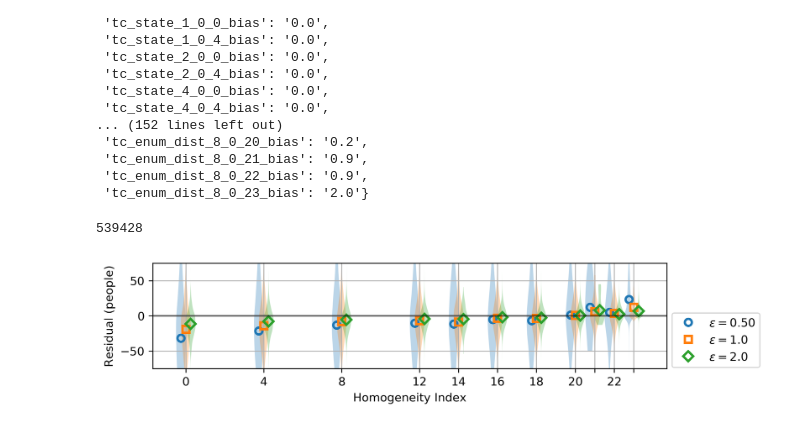
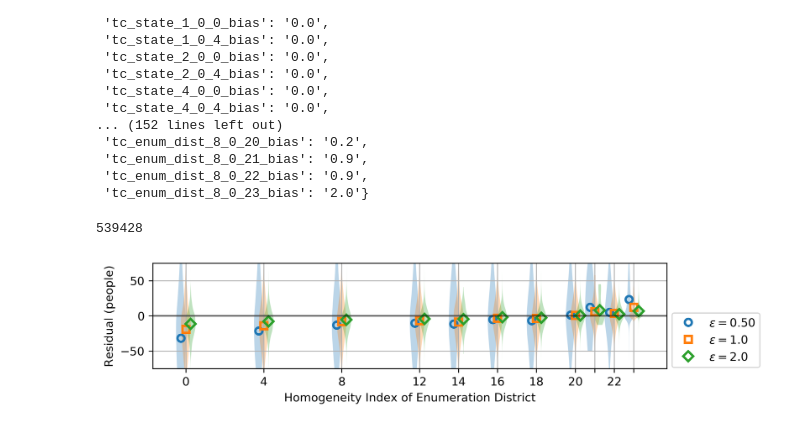
Before and after one commit to aflaxman/dp_2020_census, a Jupyter notebook: 000_fig3.ipynb, the cells around one changed output. Drawn from its saved outputs; the diff is of its cells as text; code cells hidden in the pictures.

```diff
--- a/000_fig3.ipynb
+++ b/000_fig3.ipynb
@@ -181,26 +181,26 @@ err_by_hom_2 = [np.array(all_error)[np.where(np.array(all_homogeneity) == h)] fo
 # %%
 plt.figure(figsize=(8.5, 2), dpi=300)
 def my_violin(dataset, positions, label, color, marker):
     plt.violinplot(dataset, positions=positions, showmeans=False, showextrema=False)
     yy = [np.mean(d_i) for d_i in dataset]
     plt.plot(positions, yy, marker, color='none', mec=color, mew=2, label=label)
 
 my_violin(err_by_hom_0_50, positions=homogeneity-.25, label='$\epsilon = 0.50$', color='C0', marker='o')
 my_violin(err_by_hom_1, positions=homogeneity, label='$\epsilon = 1.0$', color='C1', marker='s')
 my_violin(err_by_hom_2, positions=homogeneity+.25, label='$\epsilon = 2.0$', color='C2', marker='D')
 
 plt.axis(ymin=-75, ymax=75)
 
 plt.grid()
 plt.axhline(0, color='k', alpha=.5)
-plt.xlabel('Homogeneity Index')
+plt.xlabel('Homogeneity Index of Enumeration District')
 plt.ylabel('Residual (people)')
 plt.xticks(homogeneity, [0,4,8,12,14,16,18,20,'', 22, '']);
 plt.legend(loc=(1.01, .01))
 plt.subplots_adjust(right=.85, bottom=.25)
 plt.savefig('/ihme/homes/abie/projects/2019/dp_2020_census/fig_3_homogeneity_bias.png');
 # %% [output]
-[figure, old version]
+[figure, new version]
 # %%
 # plt.figure(figsize=(8.5, 2), dpi=300)
 
```
Also changed, not shown: parts of 2 cells of this notebook, 10 other files.
